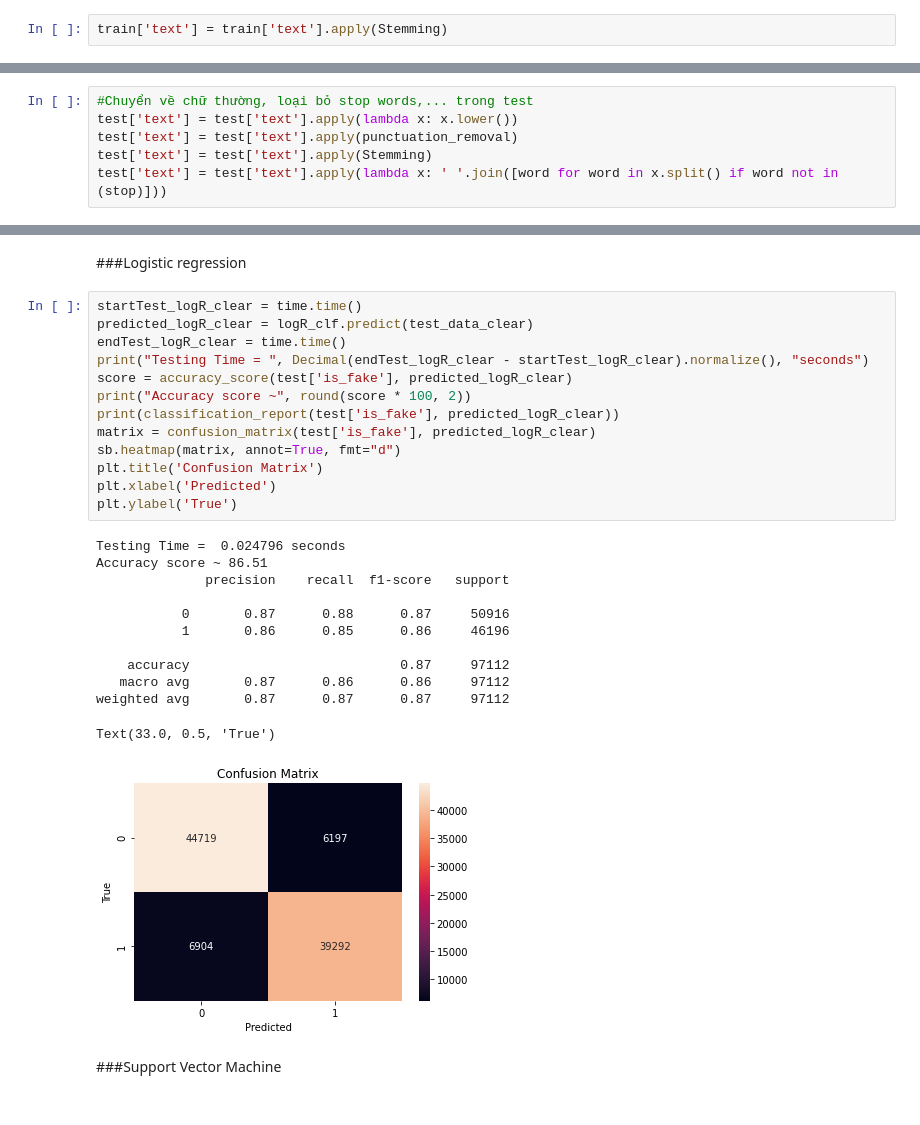
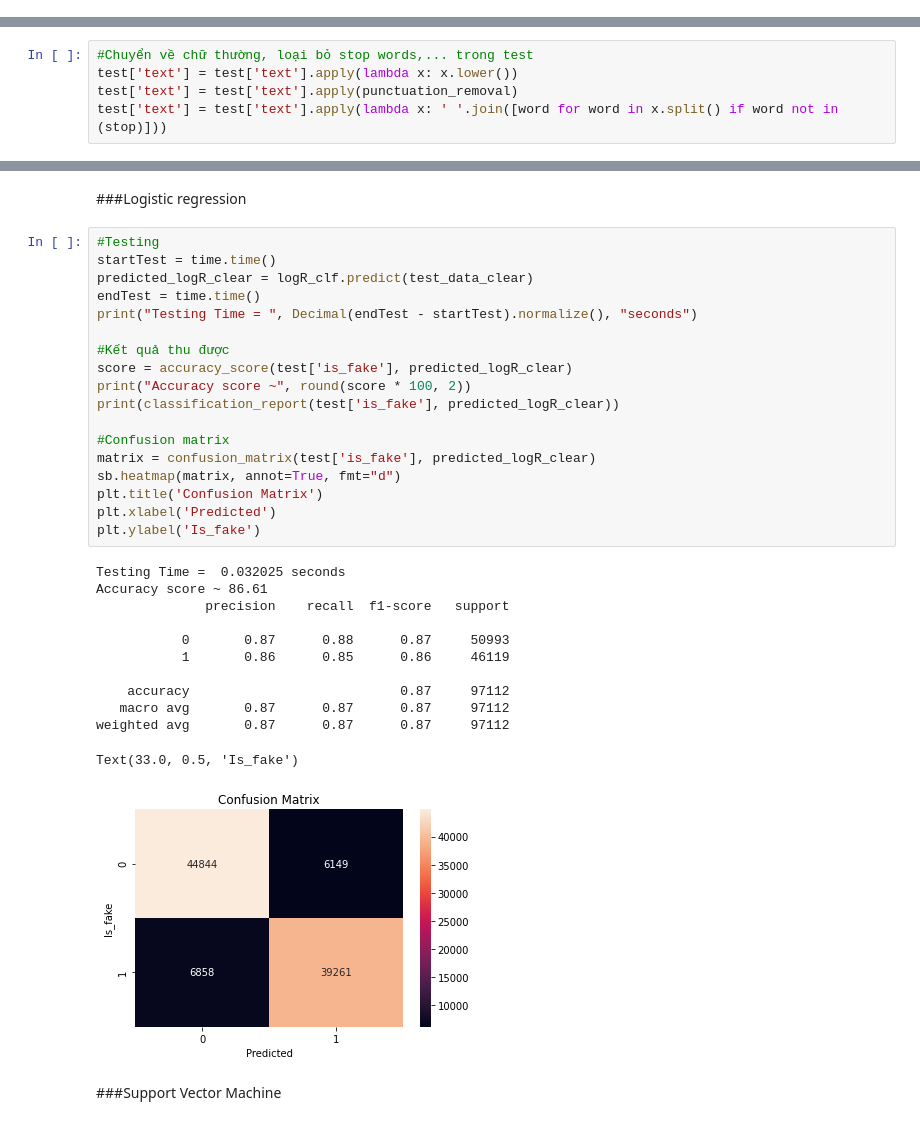
Before and after one commit to dxmai/CS114.L21.KHCL, a Jupyter notebook: FinalProject/FakeNewsDetection_FinalModel.ipynb, the cells around one changed output, grey strips where cells are left out. Drawn from its saved outputs; the diff is of its cells as text.

```diff
--- a/FinalProject/FakeNewsDetection_FinalModel.ipynb
+++ b/FinalProject/FakeNewsDetection_FinalModel.ipynb
@@ -265,2 +263,0 @@ def Stemming(text):
-# %%
-train['text'] = train['text'].apply(Stemming)
@@ -535,38 +528,42 @@ def Clean_Data(string):
 #Chuyển về chữ thường, loại bỏ stop words,... trong test
 test['text'] = test['text'].apply(lambda x: x.lower())
 test['text'] = test['text'].apply(punctuation_removal)
-test['text'] = test['text'].apply(Stemming)
 test['text'] = test['text'].apply(lambda x: ' '.join([word for word in x.split() if word not in (stop)]))
 # %%
 test_data_clear = vectorizer.transform(test['text'])
 # %% [markdown]
 ###Logistic regression
 # %%
-startTest_logR_clear = time.time()
+#Testing
+startTest = time.time()
 predicted_logR_clear = logR_clf.predict(test_data_clear)
-endTest_logR_clear = time.time()
-print("Testing Time = ", Decimal(endTest_logR_clear - startTest_logR_clear).normalize(), "seconds")
+endTest = time.time()
+print("Testing Time = ", Decimal(endTest - startTest).normalize(), "seconds")
+
+#Kết quả thu được
 score = accuracy_score(test['is_fake'], predicted_logR_clear)
 print("Accuracy score ~", round(score * 100, 2))
 print(classification_report(test['is_fake'], predicted_logR_clear))
+
+#Confusion matrix
 matrix = confusion_matrix(test['is_fake'], predicted_logR_clear)
 sb.heatmap(matrix, annot=True, fmt="d")
 plt.title('Confusion Matrix')
 plt.xlabel('Predicted')
-plt.ylabel('True')
+plt.ylabel('Is_fake')
 # %% [output]
-Testing Time =  0.024796 seconds
-Accuracy score ~ 86.51
+Testing Time =  0.032025 seconds
+Accuracy score ~ 86.61
               precision    recall  f1-score   support
 
-           0       0.87      0.88      0.87     50916
-           1       0.86      0.85      0.86     46196
+           0       0.87      0.88      0.87     50993
+           1       0.86      0.85      0.86     46119
 
     accuracy                           0.87     97112
-   macro avg       0.87      0.86      0.86     97112
+   macro avg       0.87      0.87      0.87     97112
 weighted avg       0.87      0.87      0.87     97112
-Text(33.0, 0.5, 'True')
+Text(33.0, 0.5, 'Is_fake')
-[figure, old version]
+[figure, new version]
 # %% [markdown]
 ###Support Vector Machine
 # %%
```
Also changed, not shown: parts of 62 cells of this notebook.
